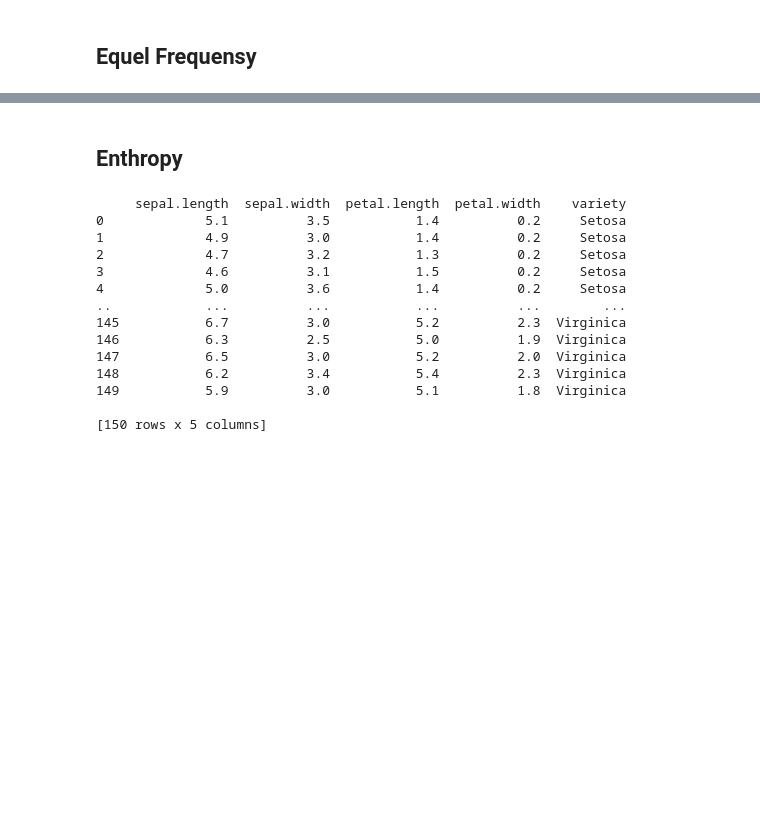
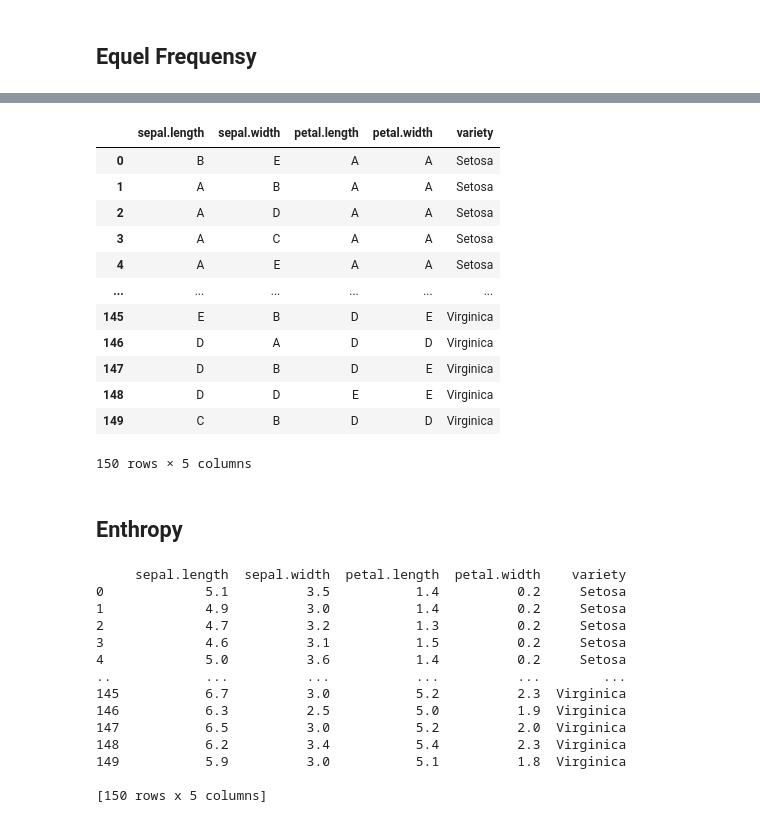
Before and after one commit to AliGhufron-28/datamaining, a Jupyter notebook: _sources/notebooks2.ipynb, the cells around one changed output, grey strips where cells are left out. Cells and saved outputs as stored; diff of their text form; code cells hidden in the pictures; blank space fills up the shorter version.

```diff
--- a/_sources/notebooks2.ipynb
+++ b/_sources/notebooks2.ipynb
@@ -357,0 +267,14 @@ Name: petal.length, dtype: int64
+# %%
+def qcut(col, k):
+    intervals = pd.qcut(dt_iris[col], k).value_counts().index.to_list()
+    return [[interval.left, interval.right] for interval in intervals]
+# %%
+interval_sepal_length = qcut("sepal.length", 5)
+interval_sepal_width = qcut("sepal.width", 5)
+interval_petal_length = qcut("petal.length", 5)
+interval_petal_width = qcut("petal.width", 5)
+
+print("interval sepal.length :", interval_sepal_length)
+print("interval sepal.width  :", interval_sepal_width)
+print("interval petal.length :", interval_petal_length)
+print("interval petal.width  :", interval_petal_width)
@@ -358,3 +286,45 @@ Name: petal.length, dtype: int64
+# %%
+def equalfreq(list_interval, col):
+    # mendapatkan panjang interval
+    length = len(list_interval)
+
+    # mengurutkan interval
+    sort_interval = np.sort(list_interval, axis=0)
+    # mendapatkan Category dari interval
+    categories = np.array([chr(65+i) for i in range(length)])[:, None]
+    # combine into interval data
+    intervals = np.hstack((sort_interval, categories))
+
+    newCol = []
+    for i, row in dt_iris.iterrows():
+        data = row[col]
+        for interval in intervals:
+            if data >= interval[0].astype(float) and data <= interval[1].astype(float):
+                newCol.append(interval[2])
+                break
+
+    return np.array(newCol, dtype=str)
+# %%
+dt_iris["sepal.length"] = equalfreq(interval_sepal_length, "sepal.length")
+dt_iris["sepal.width"] = equalfreq(interval_sepal_width, "sepal.width")
+dt_iris["petal.length"] = equalfreq(interval_petal_length, "petal.length")
+dt_iris["petal.width"] = equalfreq(interval_petal_width, "petal.width")
+# %%
+dt_iris
+# %% [output]
+|  | sepal.length | sepal.width | petal.length | petal.width | variety |
+| 0 | B | E | A | A | Setosa |
+| 1 | A | B | A | A | Setosa |
+| 2 | A | D | A | A | Setosa |
+| 3 | A | C | A | A | Setosa |
+| 4 | A | E | A | A | Setosa |
+| ... | ... | ... | ... | ... | ... |
+| 145 | E | B | D | E | Virginica |
+| 146 | D | A | D | D | Virginica |
+| 147 | D | B | D | E | Virginica |
+| 148 | D | D | E | E | Virginica |
+| 149 | C | B | D | D | Virginica |
+150 rows × 5 columns
 # %% [markdown]
 ## Enthropy
 # %%
```
Also changed, not shown: parts of 49 cells of this notebook, 8 other files.
